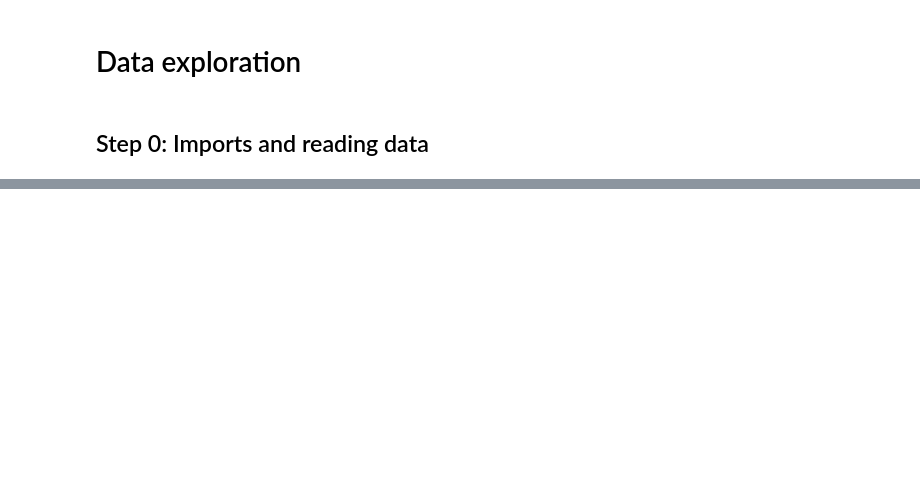
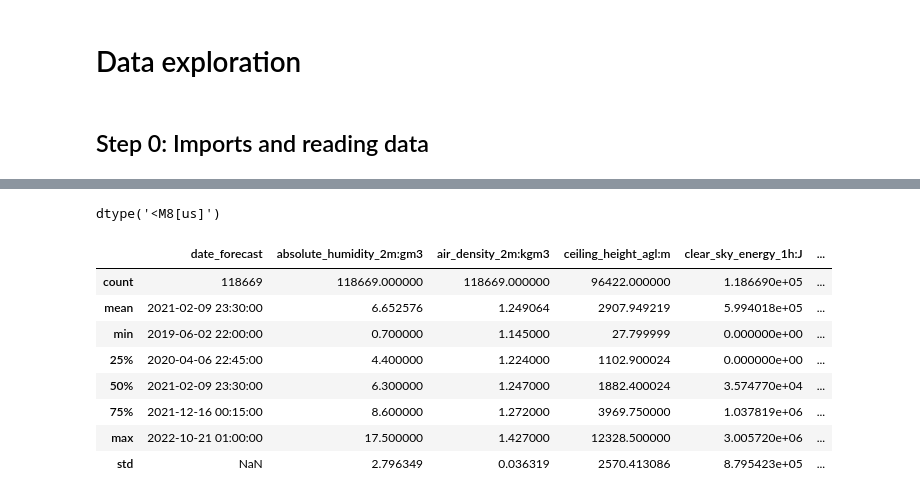
Before and after one commit to SverreNystad/power-predictor, a Jupyter notebook: exploration/data_exploration.ipynb, the cells around one changed output, grey strips where cells are left out. Drawn from its saved outputs; the diff is of its cells as text; code cells hidden in the pictures; blank space fills up the shorter version.

```diff
--- a/exploration/data_exploration.ipynb
+++ b/exploration/data_exploration.ipynb
@@ -32,0 +54,17 @@ df.head()
+# %%
+df.dtypes
+df["date_forecast"].dtype
+# %% [output]
+dtype('<M8[us]')
+# %%
+df.describe()
+# %% [output]
+|  | date_forecast | absolute_humidity_2m:gm3 | air_density_2m:kgm3 | ceiling_height_agl:m | clear_sky_energy_1h:J | ... |
+| count | 118669 | 118669.000000 | 118669.000000 | 96422.000000 | 1.186690e+05 | ... |
+| mean | 2021-02-09 23:30:00 | 6.652576 | 1.249064 | 2907.949219 | 5.994018e+05 | ... |
+| min | 2019-06-02 22:00:00 | 0.700000 | 1.145000 | 27.799999 | 0.000000e+00 | ... |
+| 25% | 2020-04-06 22:45:00 | 4.400000 | 1.224000 | 1102.900024 | 0.000000e+00 | ... |
+| 50% | 2021-02-09 23:30:00 | 6.300000 | 1.247000 | 1882.400024 | 3.574770e+04 | ... |
+| 75% | 2021-12-16 00:15:00 | 8.600000 | 1.272000 | 3969.750000 | 1.037819e+06 | ... |
+| max | 2022-10-21 01:00:00 | 17.500000 | 1.427000 | 12328.500000 | 3.005720e+06 | ... |
+| std | NaN | 2.796349 | 0.036319 | 2570.413086 | 8.795423e+05 | ... |
```
Also changed, not shown: parts of 10 cells of this notebook.
